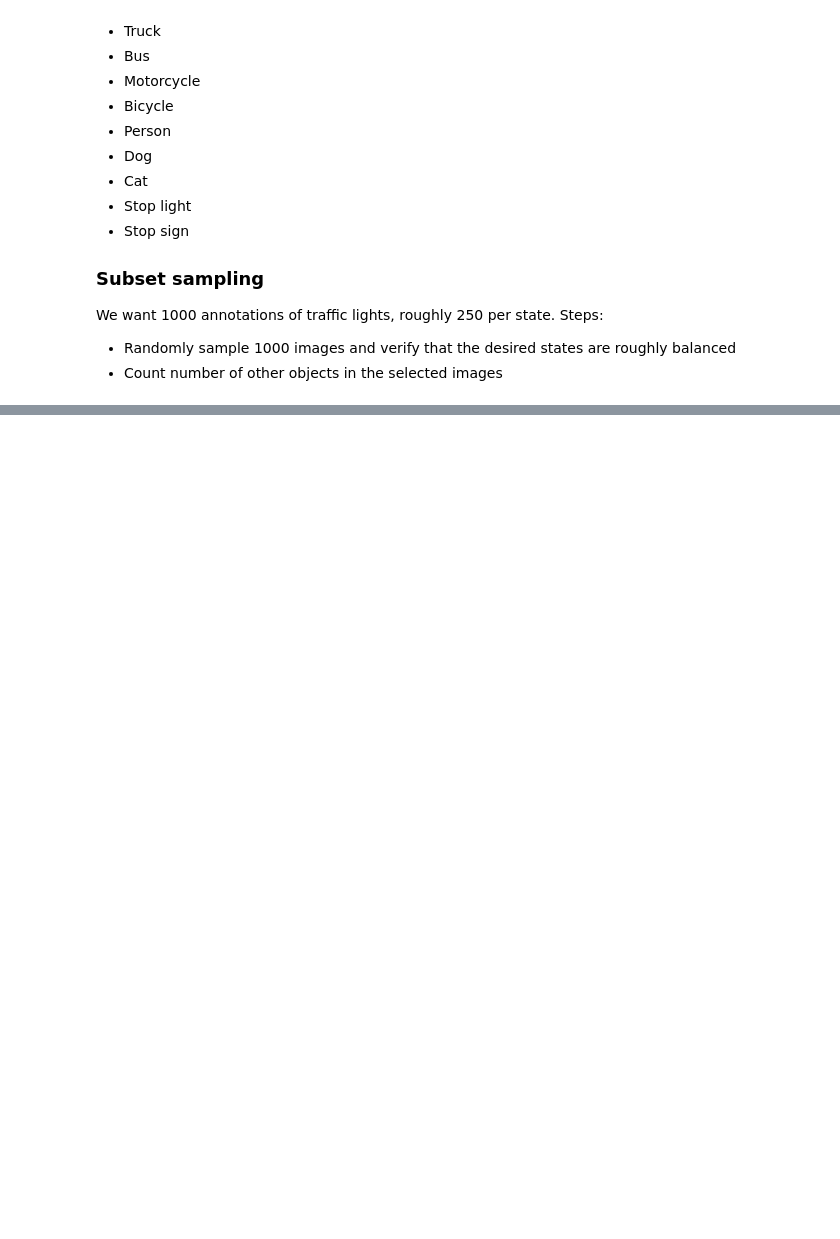
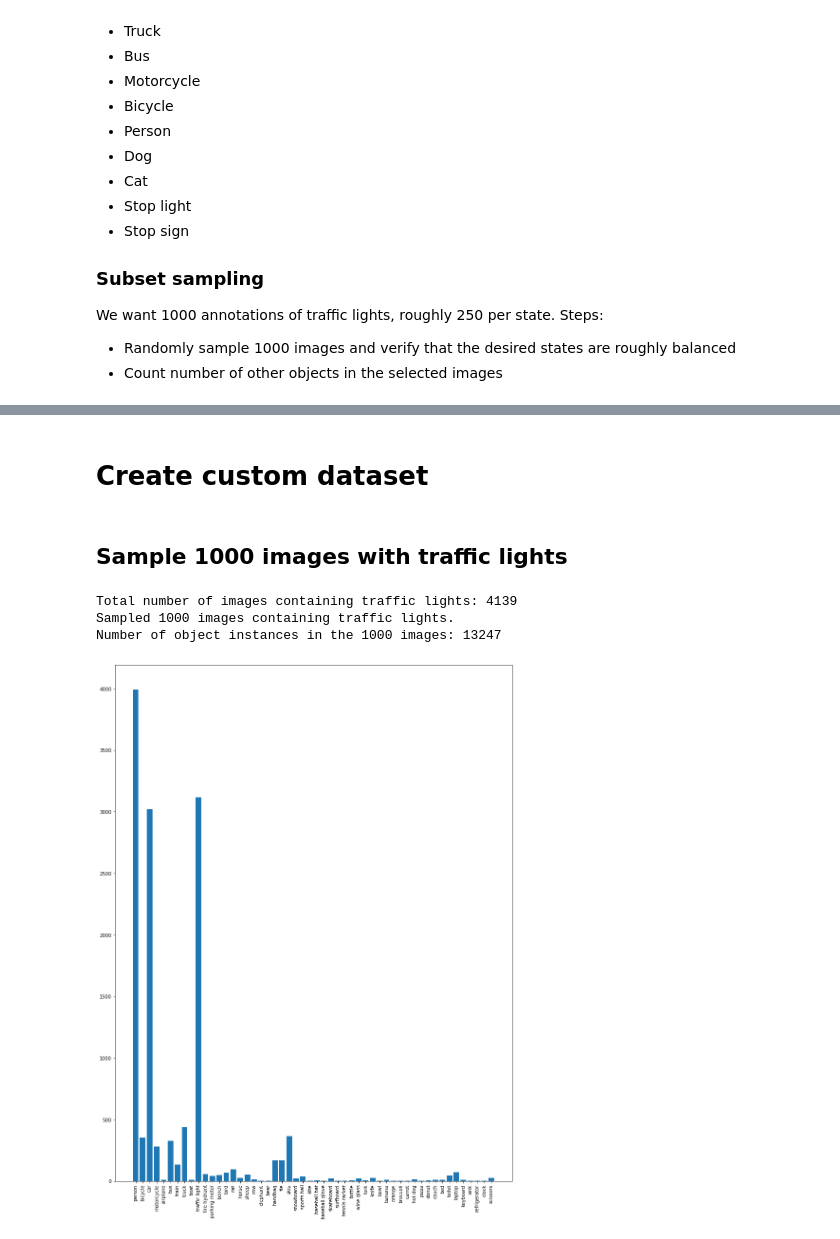
Before and after one commit to cocodataset/cocoapi, a Jupyter notebook: PythonAPI/selectImages.ipynb, the cells around one changed output, grey strips where cells are left out. Drawn from its saved outputs; the diff is of its cells as text; code cells hidden in the pictures; blank space fills up the shorter version.

Commit message:
Added custom dataset generation

```diff
--- a/PythonAPI/selectImages.ipynb
+++ b/PythonAPI/selectImages.ipynb
@@ -93 +84,56 @@ Number of images: 1
 [figure]
+# %% [markdown]
+# Create custom dataset
+# %% [markdown]
+## Sample 1000 images with traffic lights
+# %%
+catIds = coco.getCatIds(catNms='traffic light');
+imgIds_all_traffic_lights = coco.getImgIds(catIds=catIds );
+print('Total number of images containing traffic lights: {}'.format(len(imgIds_all_traffic_lights)))
+
+# Sample 1000 images from all images containing traffic lights
+num_samples = 1000
+random.seed(2004)
+imgIds_sampled_traffic_lights = random.sample(imgIds_all_traffic_lights, num_samples)
+imgs_sampled_traffic_lights = coco.loadImgs(imgIds_sampled_traffic_lights)
+print('Sampled {} images containing traffic lights.'.format(num_samples))
+
+# Load annotations for the sampled images
+annIds_sampled_traffic_lights = coco.getAnnIds(imgIds_sampled_traffic_lights)
+anns_sampled_traffic_lights = coco.loadAnns(annIds_sampled_traffic_lights) # List of dictionaries for each annotation
+print('Number of object instances in the {} images: {}'.format(num_samples, len(annIds_sampled_traffic_lights)))
+# %% [output]
+Total number of images containing traffic lights: 4139
+Sampled 1000 images containing traffic lights.
+Number of object instances in the 1000 images: 13247
+# %%
+def plot_instances_classes(anns):
+    # Plot sampled dataset
+    # Visualize number of instances in the sampled images
+    num_instances_sampled = dict()
+
+    # Extract category ids from each annotation
+    for i in range(len(anns)):
+        temp_cat = anns[i]['category_id']
+        num_instances_sampled[str(temp_cat)] = num_instances_sampled.get(str(temp_cat), 0) + 1
+
+    # Sort by category id and plot
+    num_instances_sampled_sorted = dict()
+    names_temp = [cat['name'] for cat in cats]
+    names = []
+
+    for i in range(80):
+        try:
+            num_instances_sampled_sorted[str(i)] = num_instances_sampled[str(i)]
+            names.append(names_temp[i-1])
+        except KeyError:
+            pass
+
+    plt.figure()
+    plt.bar(names, num_instances_sampled_sorted.values())
+    plt.xticks(rotation=90)
+    plt.show()
+# %%
+plot_instances_classes(anns_sampled_traffic_lights)
+# %% [output]
+[figure, added]
```
Also changed, not shown: parts of 16 cells of this notebook.
